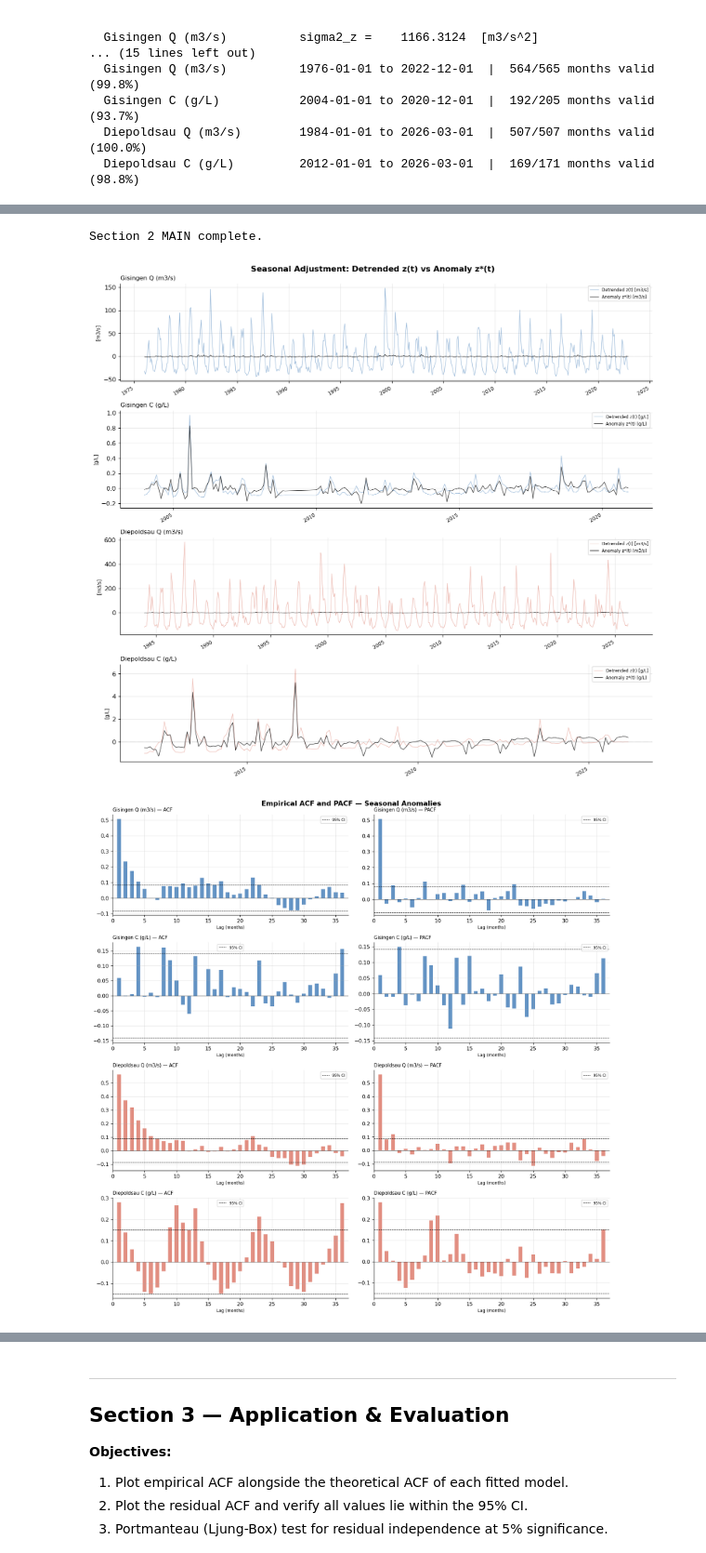
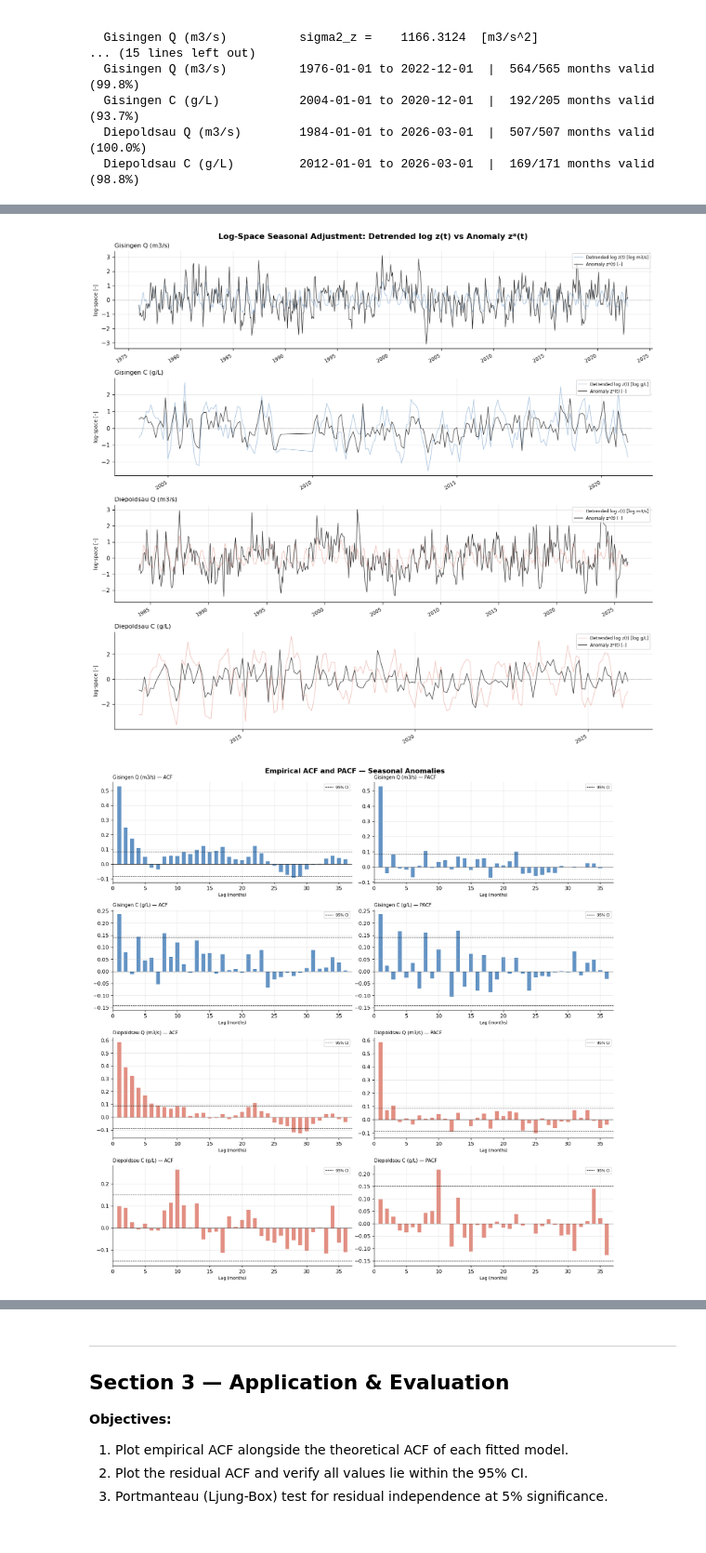
Before and after one commit to luuuciii/WRM_Assignement_2, a Jupyter notebook: Code/main.ipynb, the cells around one changed output, grey strips where cells are left out. Shown at 93% size. Saved outputs shown, nothing was run; the diff lists cells and outputs as text; code cells hidden in the pictures.

Commit message:
Implementation of Log Transform to improve model.

```diff
--- a/Code/main.ipynb
+++ b/Code/main.ipynb
@@ -302,8 +303,9 @@ clims     = {}
 detrended = {}
 for key, (fp, col) in FILES.items():
     monthly        = load_monthly(fp, col)
-    trend          = fit_linear_trend(monthly)
-    z, _, _        = detrend_series(monthly, trend)
+    monthly_log    = np.log(monthly.clip(lower=1e-9))   # log-transform before detrending
+    trend          = fit_linear_trend(monthly_log)
+    z, _, _        = detrend_series(monthly_log, trend)
     anom, clim, _  = remove_seasonal_means(z, standardise=(key not in ('gis_C', 'die_C')))
     anomalies[key] = anom
     clims[key]     = clim
@@ -339,14 +341,17 @@ for key in FILES:
 # gis_C: AR(1) BIC-best, AIC tied with ARMA(2,2); short record (n=192)
 # die_Q: AR(3) AIC-best AR, BIC within 1 of ARMA(1,1); PACF significant at lags 1-3
 # die_C: AR(1) BIC-best AR; ARMA(2,2) justified by 5.25 AIC improvement
+# Orders re-validated after log transform (see model selection cell)
+# gis_Q: AR(1) BIC-optimal; ARMA(1,1) parsimonious
+# gis_C: AR(1) BIC-best AR; ARMA(2,2) wins by 13 AIC units — log transform reveals MA structure
+# die_Q: AR(3) AIC+BIC-best; ARMA(1,1) parsimonious ARMA
+# die_C: AR(1) BIC-optimal; ARMA(1,1) best ARMA (ARMA(2,2) no longer justified after log)
 AR_ORDERS   = {'gis_Q': 1, 'gis_C': 1, 'die_Q': 3, 'die_C': 1}
-ARMA_ORDERS = {'gis_Q': (1,1), 'gis_C': (1,1), 'die_Q': (1,1), 'die_C': (2,2)}
+ARMA_ORDERS = {'gis_Q': (1,1), 'gis_C': (2,2), 'die_Q': (1,1), 'die_C': (1,1)}
 
 # --- Step 4: Fit AR and ARMA models ---
 ar_models   = {key: fit_ar(anomalies[key], AR_ORDERS[key])      for key in FILES}
 arma_models = {key: fit_arma(anomalies[key], *ARMA_ORDERS[key]) for key in FILES}
-# %% [output]
-Section 2 MAIN complete.
 # %%
 # Section 2 — PLOT
 
@@ -357,7 +362,7 @@ units_s2    = ["m3/s", "g/L", "m3/s", "g/L"]
 
 # ── Figure 1: Detrended vs Seasonally Adjusted ──────────────────────────
 fig0, axes0 = plt.subplots(4, 1, figsize=(13, 12), sharex=False)
-fig0.suptitle("Seasonal Adjustment: Detrended z(t) vs Anomaly z*(t)",
+fig0.suptitle("Log-Space Seasonal Adjustment: Detrended log z(t) vs Anomaly z*(t)",
                fontsize=13, fontweight="bold")
 
 for ax, key, station, unit in zip(axes0, KEYS_S2, STATIONS_S2, units_s2):
@@ -366,13 +371,13 @@ for ax, key, station, unit in zip(axes0, KEYS_S2, STATIONS_S2, units_s2):
     z_anom = anomalies[key].dropna()
 
     ax.plot(z_det.index,  z_det.values,  color=color, linewidth=0.8,
-            alpha=0.45, label=f"Detrended z(t) [{unit}]")
+            alpha=0.45, label=f"Detrended log z(t) [log {unit}]")
     ax.plot(z_anom.index, z_anom.values, color="k",   linewidth=0.8,
-            alpha=0.85, label=f"Anomaly z*(t) [{unit}]")
+            alpha=0.85, label=f"Anomaly z*(t) [–]")
     ax.axhline(0, color="grey", linewidth=0.5, linestyle=":")
 
     ax.set_title(LABELS[key], fontsize=10, loc="left")
-    ax.set_ylabel(f"[{unit}]", fontsize=8)
+    ax.set_ylabel("log-space [–]", fontsize=8)
     ax.legend(fontsize=7, loc="upper right")
     ax.xaxis.set_major_formatter(mdates.DateFormatter("%Y"))
     ax.xaxis.set_major_locator(mdates.YearLocator(5))
@@ -388,35 +393,35 @@ fig.suptitle("Empirical ACF and PACF — Seasonal Anomalies",
               fontsize=13, fontweight="bold")
 
 for row, (key, station) in enumerate(zip(KEYS_S2, STATIONS_S2)):
     color = COLORS_S2[station]
     ax_acf  = axes[row, 0]
     lags_a, acf_v, ci_a = acf_results[key]
     ax_acf.bar(lags_a[1:], acf_v[1:], color=color, alpha=0.7, width=0.6)
     ax_acf.axhline( ci_a, color="k", linestyle="--", linewidth=0.8, label="95% CI")
     ax_acf.axhline(-ci_a, color="k", linestyle="--", linewidth=0.8)
     ax_acf.axhline(0,     color="k", linewidth=0.5)
     ax_acf.set_title(f"{LABELS[key]} — ACF", fontsize=9, loc="left")
     ax_acf.set_xlabel("Lag (months)", fontsize=8)
     ax_acf.set_xlim(0, MAX_LAGS + 1)
     ax_acf.legend(fontsize=7)
 
     ax_pacf = axes[row, 1]
     lags_p, pacf_v, ci_p = pacf_results[key]
     ax_pacf.bar(lags_p[1:], pacf_v[1:], color=color, alpha=0.7, width=0.6)
     ax_pacf.axhline( ci_p, color="k", linestyle="--", linewidth=0.8, label="95% CI")
     ax_pacf.axhline(-ci_p, color="k", linestyle="--", linewidth=0.8)
     ax_pacf.axhline(0,     color="k", linewidth=0.5)
     ax_pacf.set_title(f"{LABELS[key]} — PACF", fontsize=9, loc="left")
     ax_pacf.set_xlabel("Lag (months)", fontsize=8)
     ax_pacf.set_xlim(0, MAX_LAGS + 1)
     ax_pacf.legend(fontsize=7)
 
 plt.tight_layout()
 plt.savefig("../DATA/fig4_acf_pacf.png", bbox_inches="tight")
 plt.show()
 # %% [output]
-[figure, old version]
+[figure, new version]
-[figure, old version]
+[figure, new version]
 # %%
 # Section 2 — MODEL ORDER SELECTION
 # AIC/BIC grid search over AR(p) and ARMA(p,q) to justify chosen orders.
```
Also changed, not shown: parts of 13 cells of this notebook, 11 other files.
